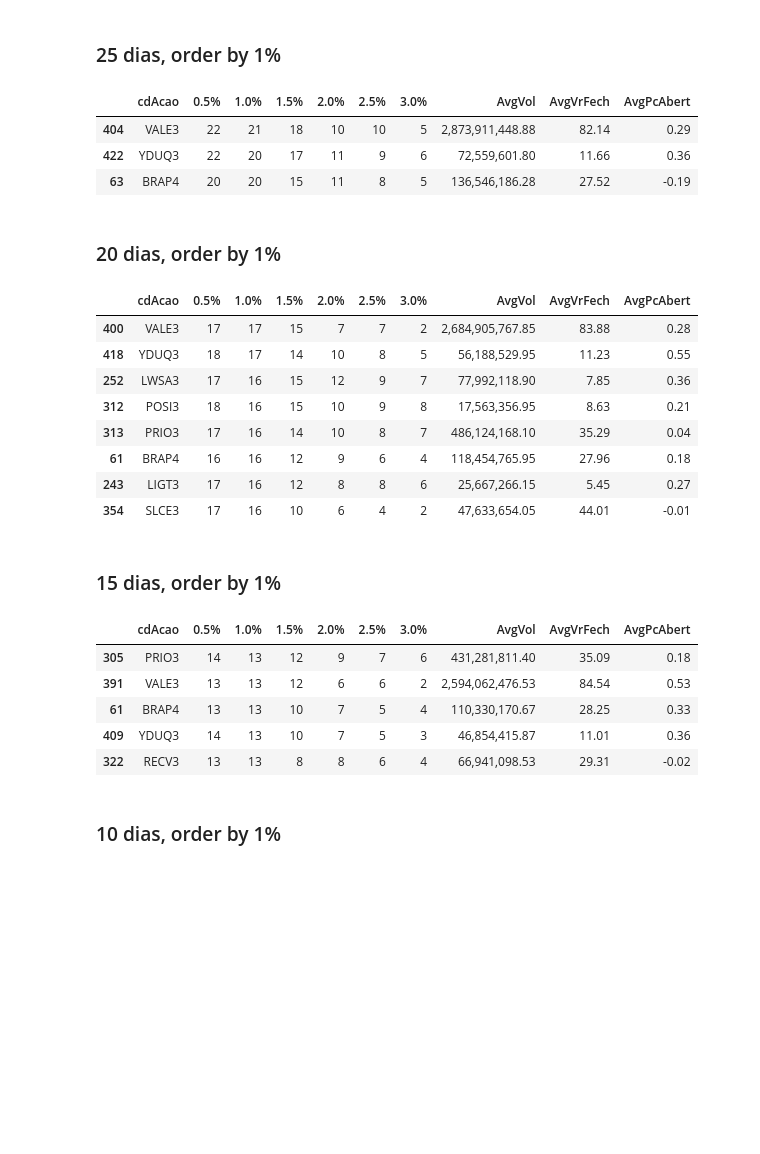
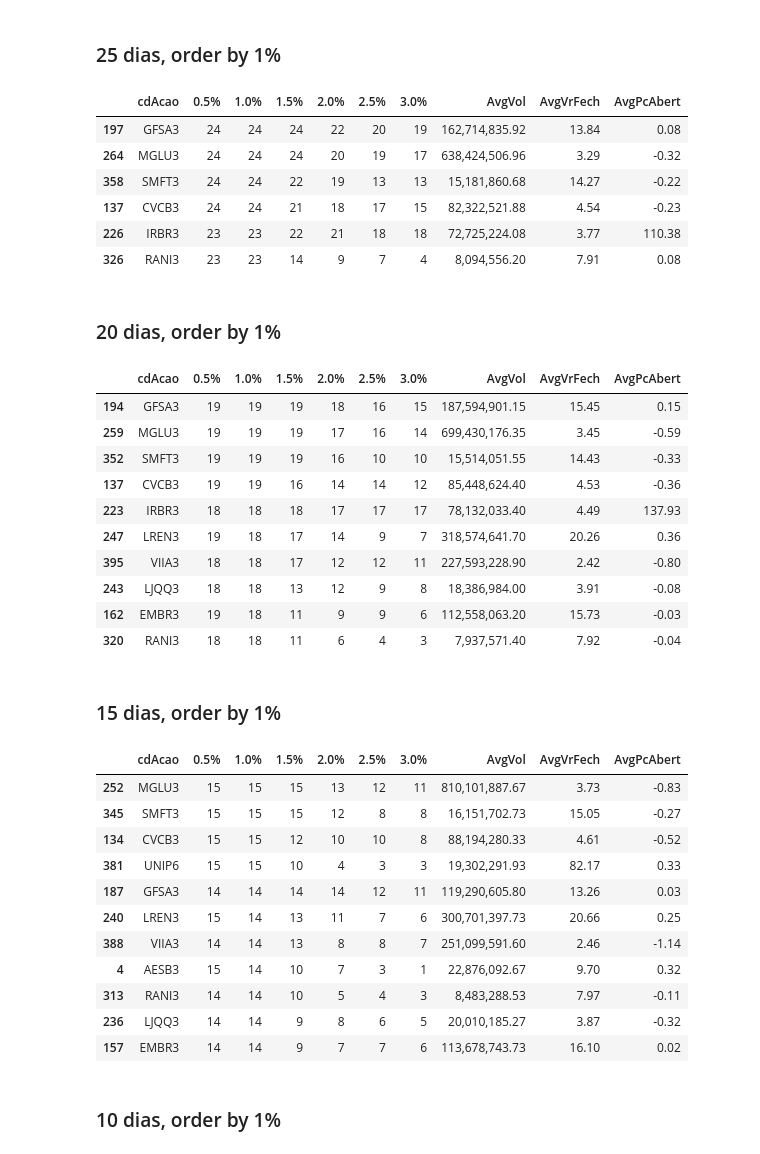
Before and after one commit to alexandre-esmeraldo/StockManager, a Jupyter notebook: StockManager_Processamento.ipynb, the cells around one changed output. Drawn from its saved outputs; the diff is of its cells as text; code cells hidden in the pictures; blank space fills up the shorter version.

```diff
--- a/StockManager_Processamento.ipynb
+++ b/StockManager_Processamento.ipynb
@@ -30,3 +28,5 @@ LISTA_ARQUIVOS = ['A2022']
+# %%
+LISTA_ARQUIVOS = ['A2023', 'M112022', 'M122022']
 # %%
 df = carrega_dados(LISTA_ARQUIVOS)
 # %%
@@ -53,37 +53,48 @@ printmd(f'**<div class={font_color}>Arquivo {a}</div>**')
 # %% [markdown]
 ### 25 dias, order by 1%
 # %%
-montaTabela(montaDfPeriodos(df, 25), 6000000, '1.0%', 20, 5)
+montaTabela(montaDfPeriodos(df, 25), 6000000, '1.0%', 23, 2)
 # %% [output]
 |  | cdAcao | 0.5% | 1.0% | 1.5% | 2.0% | 2.5% | 3.0% | AvgVol | AvgVrFech | AvgPcAbert |
-| 404 | VALE3 | 22 | 21 | 18 | 10 | 10 | 5 | 2,873,911,448.88 | 82.14 | 0.29 |
-| 422 | YDUQ3 | 22 | 20 | 17 | 11 | 9 | 6 | 72,559,601.80 | 11.66 | 0.36 |
-| 63 | BRAP4 | 20 | 20 | 15 | 11 | 8 | 5 | 136,546,186.28 | 27.52 | -0.19 |
+| 197 | GFSA3 | 24 | 24 | 24 | 22 | 20 | 19 | 162,714,835.92 | 13.84 | 0.08 |
+| 264 | MGLU3 | 24 | 24 | 24 | 20 | 19 | 17 | 638,424,506.96 | 3.29 | -0.32 |
+| 358 | SMFT3 | 24 | 24 | 22 | 19 | 13 | 13 | 15,181,860.68 | 14.27 | -0.22 |
+| 137 | CVCB3 | 24 | 24 | 21 | 18 | 17 | 15 | 82,322,521.88 | 4.54 | -0.23 |
+| 226 | IRBR3 | 23 | 23 | 22 | 21 | 18 | 18 | 72,725,224.08 | 3.77 | 110.38 |
+| 326 | RANI3 | 23 | 23 | 14 | 9 | 7 | 4 | 8,094,556.20 | 7.91 | 0.08 |
 # %% [markdown]
 ### 20 dias, order by 1%
 # %%
-montaTabela(montaDfPeriodos(df, 20), 6000000, '1.0%', 16, 5)
+montaTabela(montaDfPeriodos(df, 20), 6000000, '1.0%', 18, 2)
 # %% [output]
 |  | cdAcao | 0.5% | 1.0% | 1.5% | 2.0% | 2.5% | 3.0% | AvgVol | AvgVrFech | AvgPcAbert |
-| 400 | VALE3 | 17 | 17 | 15 | 7 | 7 | 2 | 2,684,905,767.85 | 83.88 | 0.28 |
-| 418 | YDUQ3 | 18 | 17 | 14 | 10 | 8 | 5 | 56,188,529.95 | 11.23 | 0.55 |
-| 252 | LWSA3 | 17 | 16 | 15 | 12 | 9 | 7 | 77,992,118.90 | 7.85 | 0.36 |
-| 312 | POSI3 | 18 | 16 | 15 | 10 | 9 | 8 | 17,563,356.95 | 8.63 | 0.21 |
-| 313 | PRIO3 | 17 | 16 | 14 | 10 | 8 | 7 | 486,124,168.10 | 35.29 | 0.04 |
-| 61 | BRAP4 | 16 | 16 | 12 | 9 | 6 | 4 | 118,454,765.95 | 27.96 | 0.18 |
-| 243 | LIGT3 | 17 | 16 | 12 | 8 | 8 | 6 | 25,667,266.15 | 5.45 | 0.27 |
-| 354 | SLCE3 | 17 | 16 | 10 | 6 | 4 | 2 | 47,633,654.05 | 44.01 | -0.01 |
+| 194 | GFSA3 | 19 | 19 | 19 | 18 | 16 | 15 | 187,594,901.15 | 15.45 | 0.15 |
+| 259 | MGLU3 | 19 | 19 | 19 | 17 | 16 | 14 | 699,430,176.35 | 3.45 | -0.59 |
+| 352 | SMFT3 | 19 | 19 | 19 | 16 | 10 | 10 | 15,514,051.55 | 14.43 | -0.33 |
+| 137 | CVCB3 | 19 | 19 | 16 | 14 | 14 | 12 | 85,448,624.40 | 4.53 | -0.36 |
+| 223 | IRBR3 | 18 | 18 | 18 | 17 | 17 | 17 | 78,132,033.40 | 4.49 | 137.93 |
+| 247 | LREN3 | 19 | 18 | 17 | 14 | 9 | 7 | 318,574,641.70 | 20.26 | 0.36 |
+| 395 | VIIA3 | 18 | 18 | 17 | 12 | 12 | 11 | 227,593,228.90 | 2.42 | -0.80 |
+| 243 | LJQQ3 | 18 | 18 | 13 | 12 | 9 | 8 | 18,386,984.00 | 3.91 | -0.08 |
+| 162 | EMBR3 | 19 | 18 | 11 | 9 | 9 | 6 | 112,558,063.20 | 15.73 | -0.03 |
+| 320 | RANI3 | 18 | 18 | 11 | 6 | 4 | 3 | 7,937,571.40 | 7.92 | -0.04 |
 # %% [markdown]
 ### 15 dias, order by 1%
 # %%
-montaTabela(montaDfPeriodos(df, 15), 6000000, '1.0%', 13, 5)
+montaTabela(montaDfPeriodos(df, 15), 6000000, '1.0%', 14, 2)
 # %% [output]
 |  | cdAcao | 0.5% | 1.0% | 1.5% | 2.0% | 2.5% | 3.0% | AvgVol | AvgVrFech | AvgPcAbert |
-| 305 | PRIO3 | 14 | 13 | 12 | 9 | 7 | 6 | 431,281,811.40 | 35.09 | 0.18 |
-| 391 | VALE3 | 13 | 13 | 12 | 6 | 6 | 2 | 2,594,062,476.53 | 84.54 | 0.53 |
-| 61 | BRAP4 | 13 | 13 | 10 | 7 | 5 | 4 | 110,330,170.67 | 28.25 | 0.33 |
-| 409 | YDUQ3 | 14 | 13 | 10 | 7 | 5 | 3 | 46,854,415.87 | 11.01 | 0.36 |
-| 322 | RECV3 | 13 | 13 | 8 | 8 | 6 | 4 | 66,941,098.53 | 29.31 | -0.02 |
+| 252 | MGLU3 | 15 | 15 | 15 | 13 | 12 | 11 | 810,101,887.67 | 3.73 | -0.83 |
+| 345 | SMFT3 | 15 | 15 | 15 | 12 | 8 | 8 | 16,151,702.73 | 15.05 | -0.27 |
+| 134 | CVCB3 | 15 | 15 | 12 | 10 | 10 | 8 | 88,194,280.33 | 4.61 | -0.52 |
+| 381 | UNIP6 | 15 | 15 | 10 | 4 | 3 | 3 | 19,302,291.93 | 82.17 | 0.33 |
+| 187 | GFSA3 | 14 | 14 | 14 | 14 | 12 | 11 | 119,290,605.80 | 13.26 | 0.03 |
+| 240 | LREN3 | 15 | 14 | 13 | 11 | 7 | 6 | 300,701,397.73 | 20.66 | 0.25 |
+| 388 | VIIA3 | 14 | 14 | 13 | 8 | 8 | 7 | 251,099,591.60 | 2.46 | -1.14 |
+| 4 | AESB3 | 15 | 14 | 10 | 7 | 3 | 1 | 22,876,092.67 | 9.70 | 0.32 |
+| 313 | RANI3 | 14 | 14 | 10 | 5 | 4 | 3 | 8,483,288.53 | 7.97 | -0.11 |
+| 236 | LJQQ3 | 14 | 14 | 9 | 8 | 6 | 5 | 20,010,185.27 | 3.87 | -0.32 |
+| 157 | EMBR3 | 14 | 14 | 9 | 7 | 7 | 6 | 113,678,743.73 | 16.10 | 0.02 |
 # %% [markdown]
 ### 10 dias, order by 1%
 # %%
```
Also changed, not shown: parts of 23 cells of this notebook, 1 other file.
